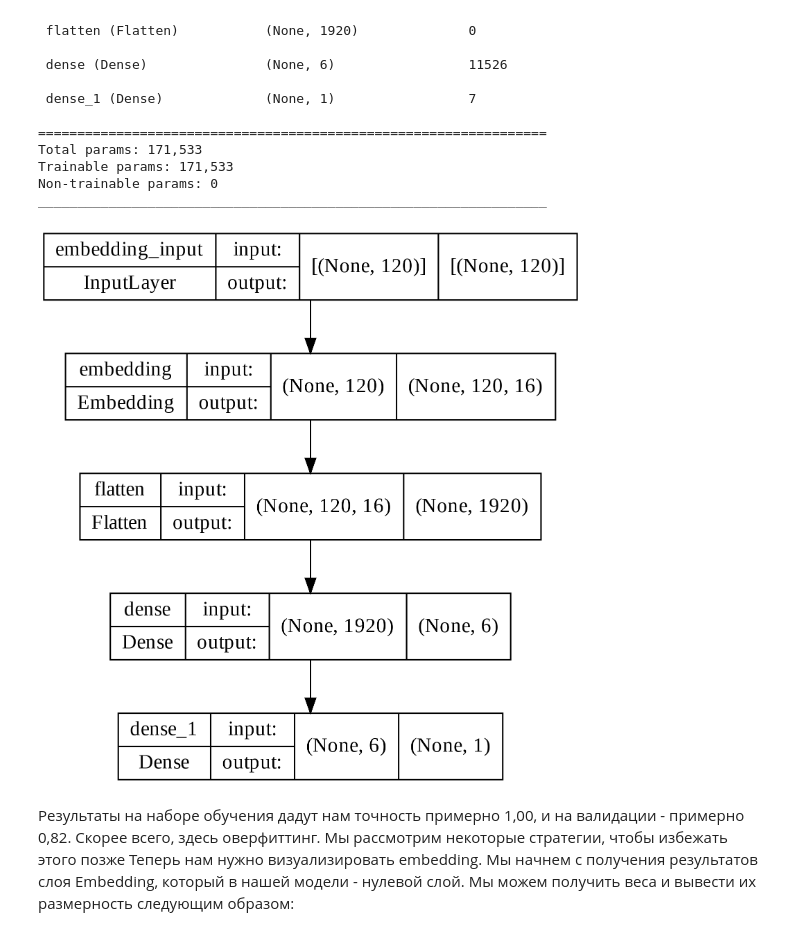
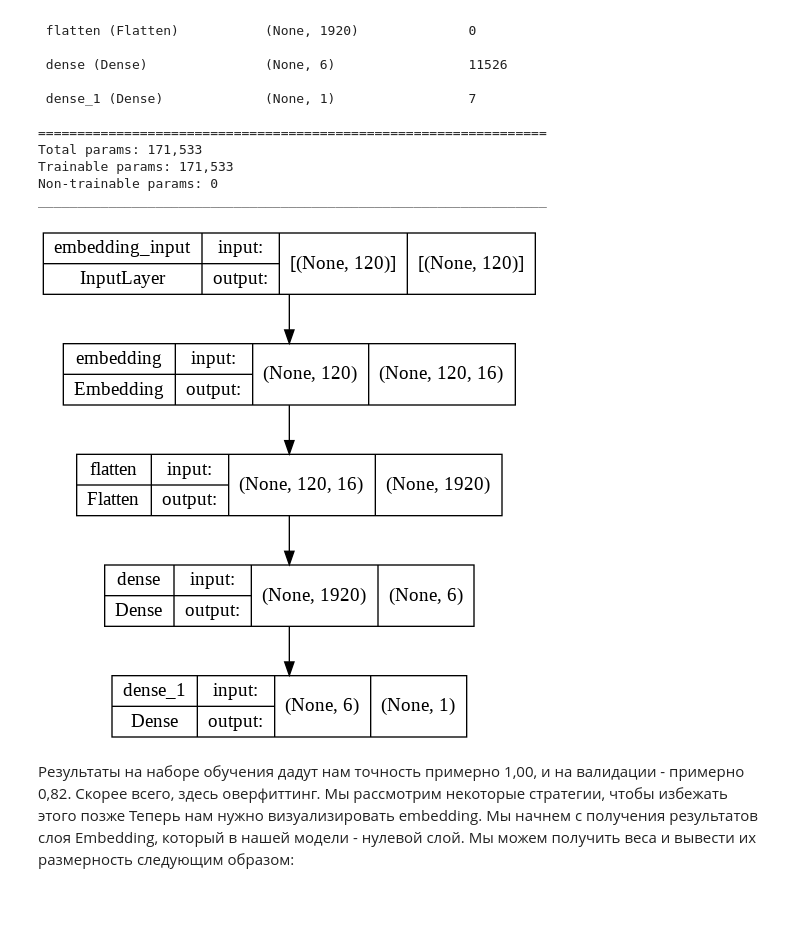
Before and after one commit to andrew-veriga/Tensorflow-labs, a Jupyter notebook: IMDB_sentiments.ipynb, the cells around one changed output. Drawn from its saved outputs; the diff is of its cells as text; code cells hidden in the pictures; blank space fills up the shorter version.

```diff
--- a/IMDB_sentiments.ipynb
+++ b/IMDB_sentiments.ipynb
@@ -135,9 +135,9 @@ _________________________________________________________________
 # %%
 from tensorflow.keras.utils import plot_model # for plotting model diagram
 # %%
-plot_model(model, show_shapes=True, dpi=300)
+plot_model(model, show_shapes=True)
 # %% [output]
-[figure, old version]
+[figure, new version]
 # %%
 num_epochs = 10
 model.fit(padded, training_labels_final, epochs=num_epochs, validation_data=(testing_padded, testing_labels_final))
```
